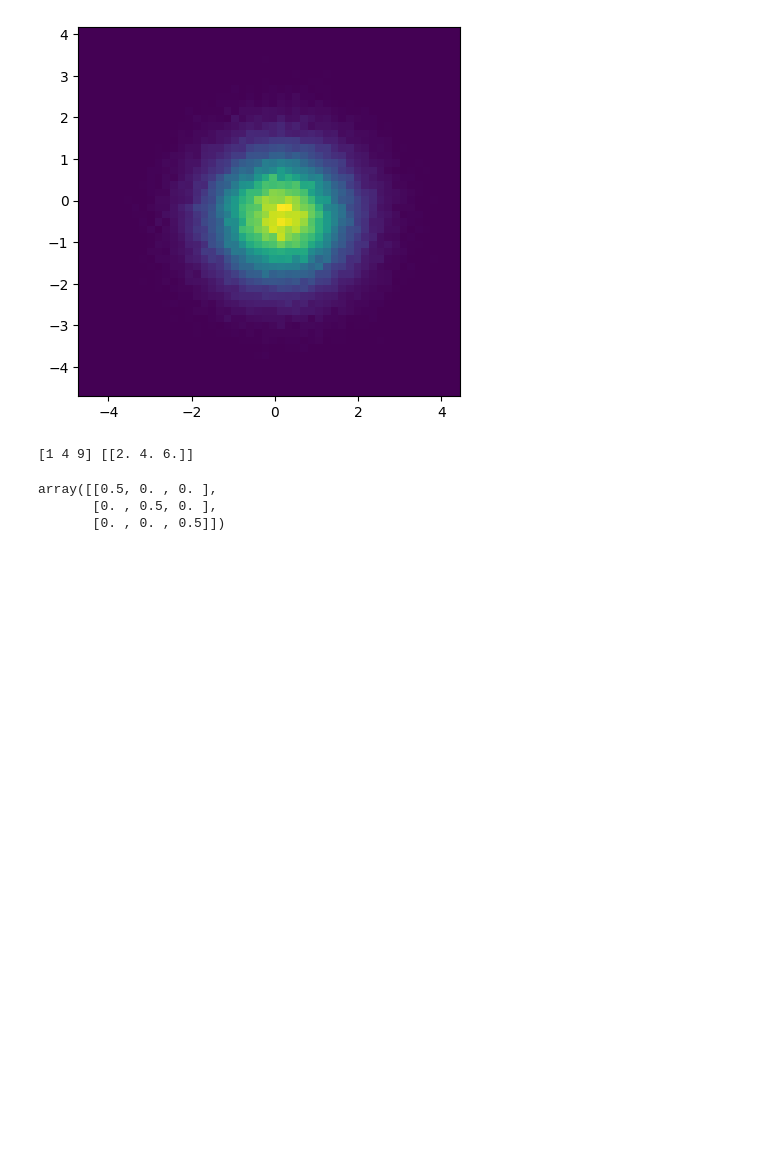
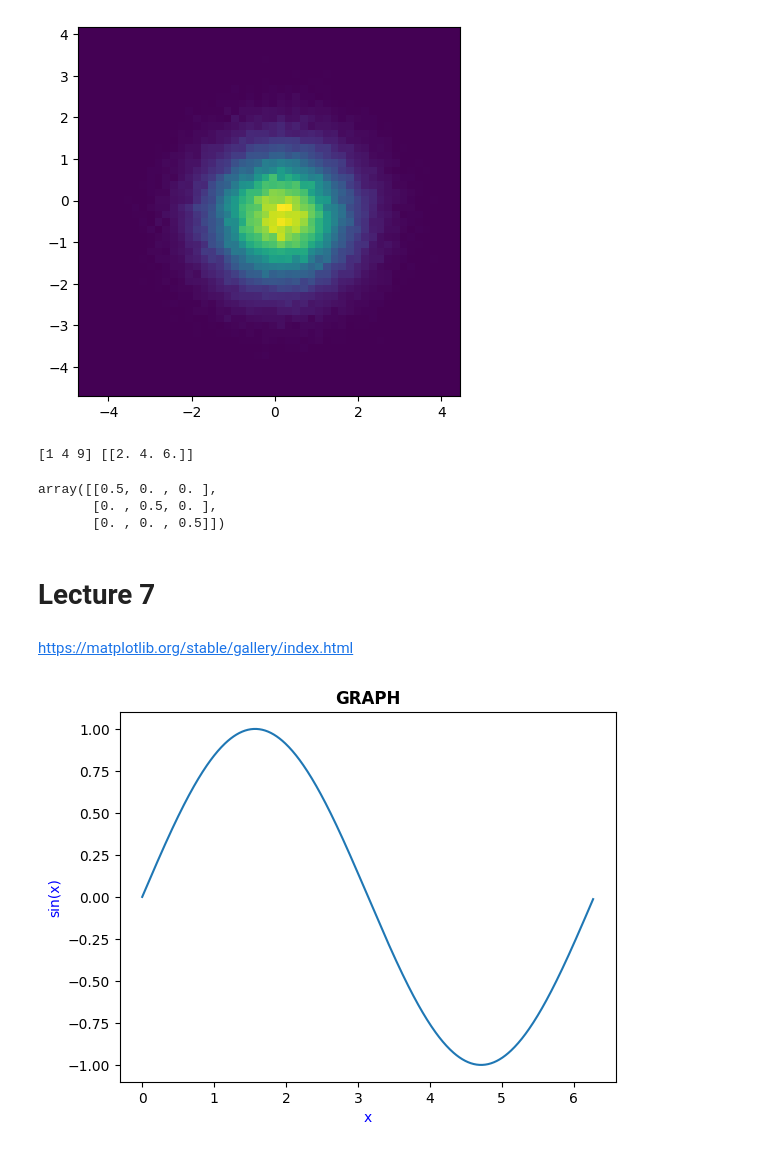
Before and after one commit to AJRocks321/Py_astro_work, a Jupyter notebook: Lecture_notes.ipynb, the cells around one changed output. Cells and saved outputs as stored; diff of their text form; code cells hidden in the pictures; blank space fills up the shorter version.

```diff
--- a/Lecture_notes.ipynb
+++ b/Lecture_notes.ipynb
@@ -567,3 +567,7 @@ np.linalg.inv(A)
 array([[0.5, 0. , 0. ],
        [0. , 0.5, 0. ],
        [0. , 0. , 0.5]])
+# %% [markdown]
+# Lecture 7
+# %% [markdown]
+https://matplotlib.org/stable/gallery/index.html
@@ -569,0 +577,14 @@ array([[0.5, 0. , 0. ],
+# %%
+x=np.arange(0,6.28,0.01)
+y=np.sin(x)
+# %%
+plt.plot(x,y)
+graph_title=plt.title("GRAPH")
+x_axis=plt.xlabel("x")
+y_axis=plt.ylabel("sin(x)")
+#changing fonts and style
+graph_title.set_fontweight("bold")
+x_axis.set_color("blue")
+y_axis.set_color("blue")
+# %% [output]
+[figure, added]
```
Also changed, not shown: parts of 18 cells of this notebook, 2 other files.
